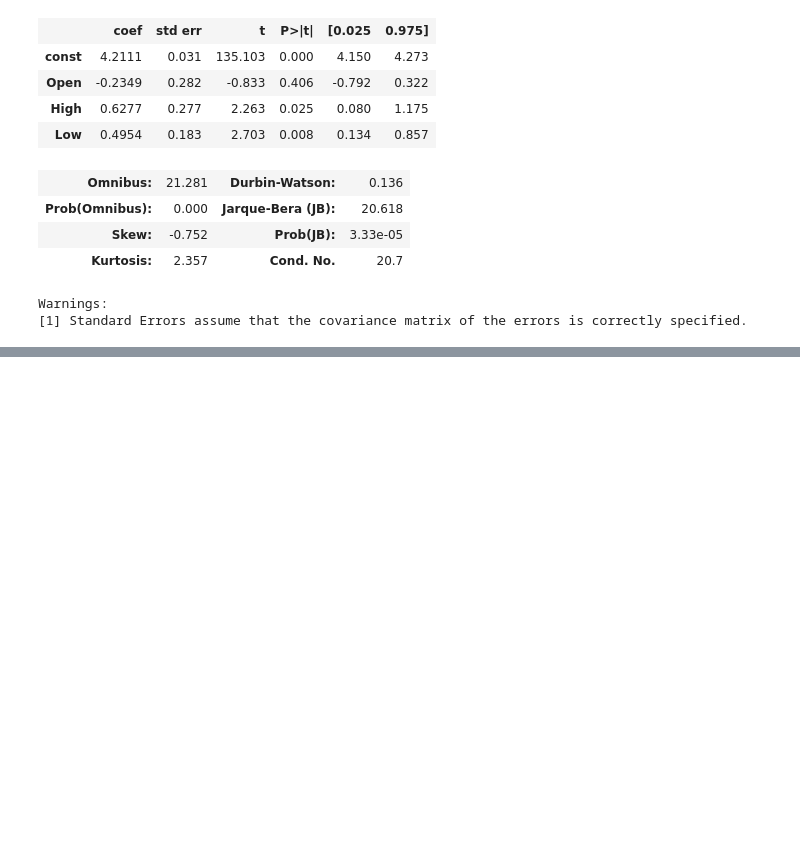
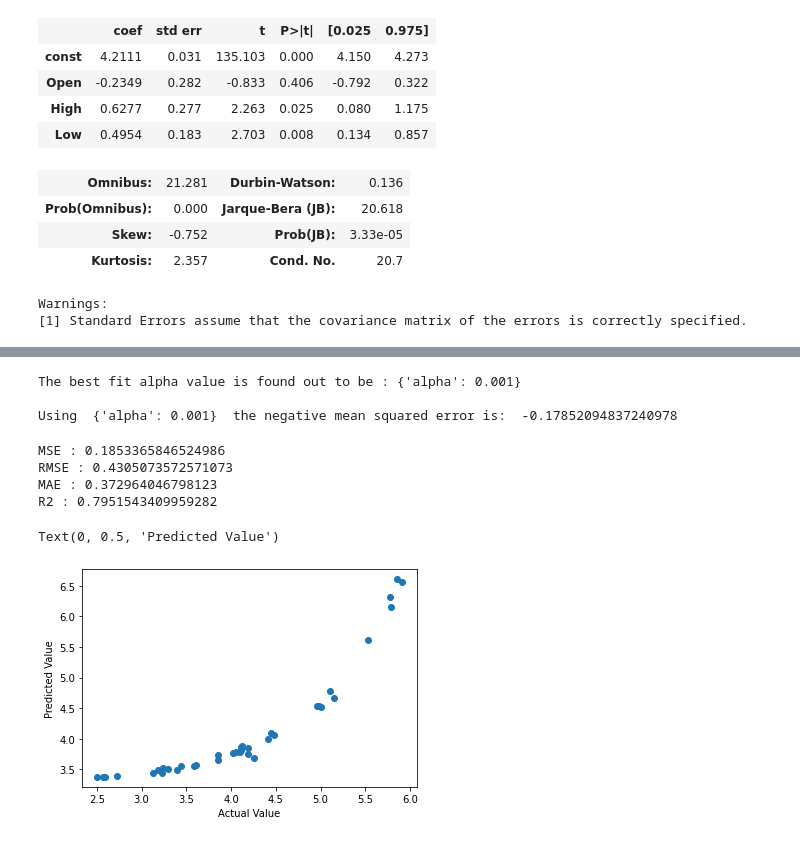
Before and after one commit to Shubhangidharmik/Yes-Bank-Stock-Closing-Prices, a Jupyter notebook: yes_bank_stock_closing_prices_prediction.ipynb, the cells around one changed output, grey strips where cells are left out. Drawn from its saved outputs; the diff is of its cells as text; code cells hidden in the pictures; blank space fills up the shorter version.

```diff
--- a/yes_bank_stock_closing_prices_prediction.ipynb
+++ b/yes_bank_stock_closing_prices_prediction.ipynb
@@ -382,0 +436,6 @@ Warnings:
+# %%
+### Cross validation
+lasso = Lasso()
+parameters = {'alpha': [1e-15,1e-13,1e-10,1e-8,1e-5,1e-4,1e-3,1e-2,1e-1,1,5,10,20,30,40,45,50,55,60,100]}
+lasso_regressor = GridSearchCV(lasso, parameters, scoring='neg_mean_squared_error', cv=4)
+lasso_regressor.fit(X_train, y_train)
@@ -382,0 +454,28 @@ Warnings:
+# %%
+print("The best fit alpha value is found out to be :" ,lasso_regressor.best_params_)
+print("\nUsing ",lasso_regressor.best_params_, " the negative mean squared error is: ", lasso_regressor.best_score_)
+# %% [output]
+The best fit alpha value is found out to be : {'alpha': 0.001}
+
+Using  {'alpha': 0.001}  the negative mean squared error is:  -0.17852094837240978
+# %%
+y_pred_lasso = lasso_regressor.predict(X_test)
+# %%
+# Test performance
+
+print("MSE :",mean_squared_error(y_test, y_pred_lasso))
+print("RMSE :",math.sqrt(mean_squared_error(y_test, y_pred_lasso)))
+print("MAE :",mean_absolute_error(y_test, y_pred_lasso))
+print("R2 :",r2_score(y_test, y_pred_lasso))
+# %% [output]
+MSE : 0.1853365846524986
+RMSE : 0.4305073572571073
+MAE : 0.372964046798123
+R2 : 0.7951543409959282
+# %%
+plt.scatter((y_test), (y_pred_lasso))
+plt.xlabel('Actual Value')
+plt.ylabel('Predicted Value')
+# %% [output]
+Text(0, 0.5, 'Predicted Value')
+[figure, added]
```
Also changed, not shown: parts of 11 cells of this notebook.
